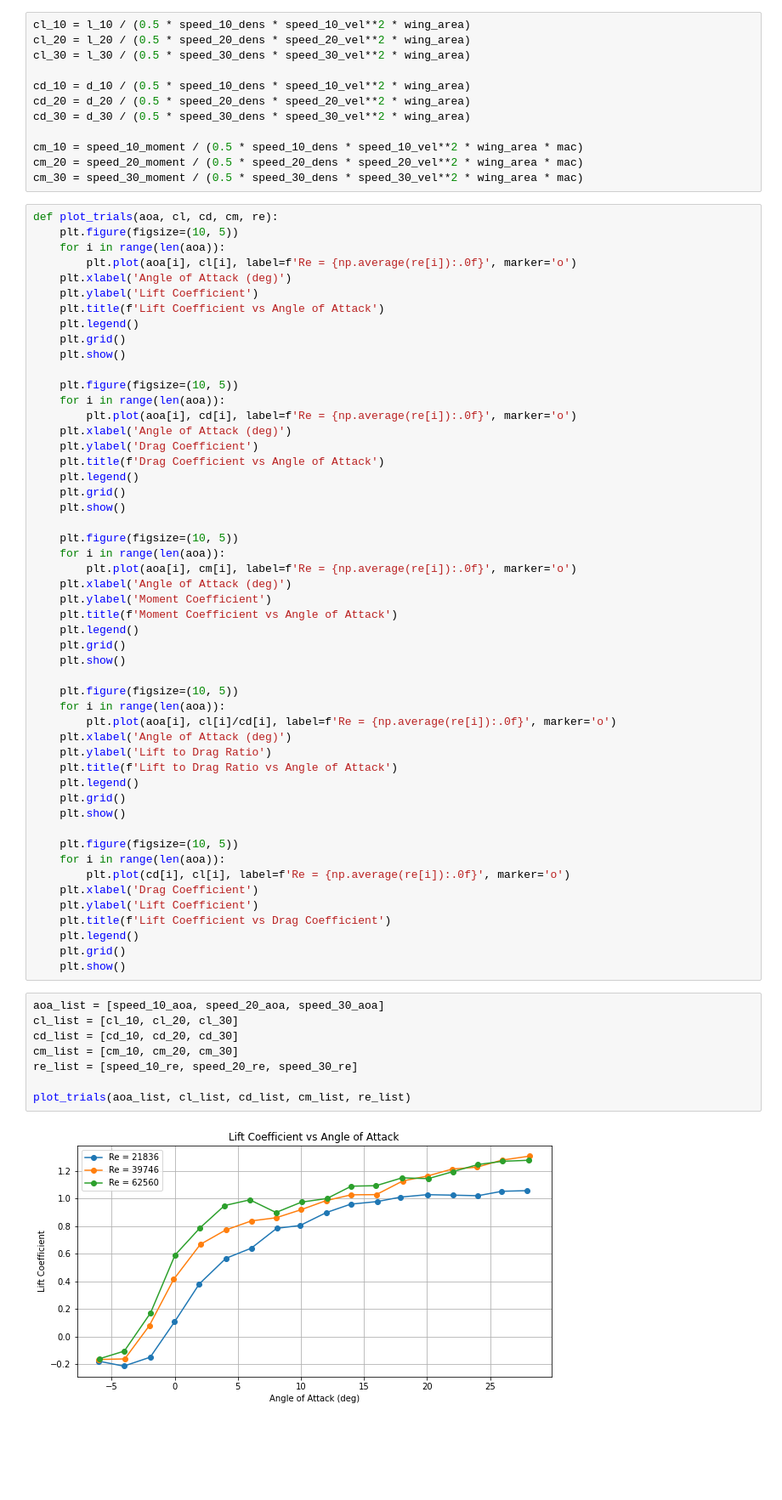
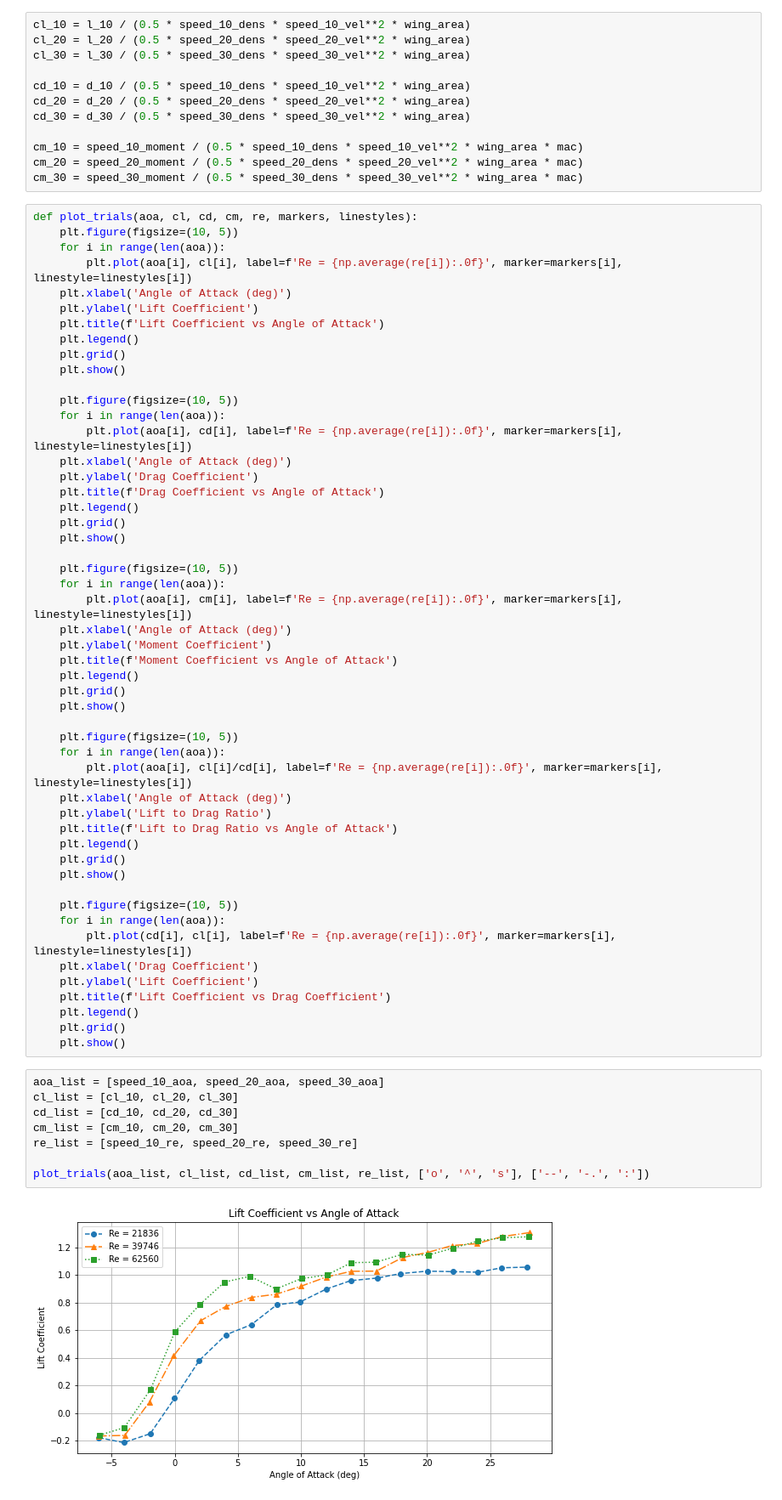
Before and after one commit to EvanY14/AE460-Fa23, a Jupyter notebook: Lab_Design/dat_anal.ipynb, the cells around one changed output. Shown at 85% size. Drawn from its saved outputs; the diff is of its cells as text; blank space fills up the shorter version.

Commit message:
plots now accessible

```diff
--- a/Lab_Design/dat_anal.ipynb
+++ b/Lab_Design/dat_anal.ipynb
@@ -86,10 +86,10 @@ cm_10 = speed_10_moment / (0.5 * speed_10_dens * speed_10_vel**2 * wing_area * m
 cm_20 = speed_20_moment / (0.5 * speed_20_dens * speed_20_vel**2 * wing_area * mac)
 cm_30 = speed_30_moment / (0.5 * speed_30_dens * speed_30_vel**2 * wing_area * mac)
 # %%
-def plot_trials(aoa, cl, cd, cm, re):
+def plot_trials(aoa, cl, cd, cm, re, markers, linestyles):
     plt.figure(figsize=(10, 5))
     for i in range(len(aoa)):
-        plt.plot(aoa[i], cl[i], label=f'Re = {np.average(re[i]):.0f}', marker='o')
+        plt.plot(aoa[i], cl[i], label=f'Re = {np.average(re[i]):.0f}', marker=markers[i], linestyle=linestyles[i])
     plt.xlabel('Angle of Attack (deg)')
     plt.ylabel('Lift Coefficient')
     plt.title(f'Lift Coefficient vs Angle of Attack')
@@ -99,7 +99,7 @@ def plot_trials(aoa, cl, cd, cm, re):
 
     plt.figure(figsize=(10, 5))
     for i in range(len(aoa)):
-        plt.plot(aoa[i], cd[i], label=f'Re = {np.average(re[i]):.0f}', marker='o')
+        plt.plot(aoa[i], cd[i], label=f'Re = {np.average(re[i]):.0f}', marker=markers[i], linestyle=linestyles[i])
     plt.xlabel('Angle of Attack (deg)')
     plt.ylabel('Drag Coefficient')
     plt.title(f'Drag Coefficient vs Angle of Attack')
@@ -109,7 +109,7 @@ def plot_trials(aoa, cl, cd, cm, re):
 
     plt.figure(figsize=(10, 5))
     for i in range(len(aoa)):
-        plt.plot(aoa[i], cm[i], label=f'Re = {np.average(re[i]):.0f}', marker='o')
+        plt.plot(aoa[i], cm[i], label=f'Re = {np.average(re[i]):.0f}', marker=markers[i], linestyle=linestyles[i])
     plt.xlabel('Angle of Attack (deg)')
     plt.ylabel('Moment Coefficient')
     plt.title(f'Moment Coefficient vs Angle of Attack')
@@ -119,7 +119,7 @@ def plot_trials(aoa, cl, cd, cm, re):
 
     plt.figure(figsize=(10, 5))
     for i in range(len(aoa)):
-        plt.plot(aoa[i], cl[i]/cd[i], label=f'Re = {np.average(re[i]):.0f}', marker='o')
+        plt.plot(aoa[i], cl[i]/cd[i], label=f'Re = {np.average(re[i]):.0f}', marker=markers[i], linestyle=linestyles[i])
     plt.xlabel('Angle of Attack (deg)')
     plt.ylabel('Lift to Drag Ratio')
     plt.title(f'Lift to Drag Ratio vs Angle of Attack')
@@ -129,7 +129,7 @@ def plot_trials(aoa, cl, cd, cm, re):
 
     plt.figure(figsize=(10, 5))
     for i in range(len(aoa)):
-        plt.plot(cd[i], cl[i], label=f'Re = {np.average(re[i]):.0f}', marker='o')
+        plt.plot(cd[i], cl[i], label=f'Re = {np.average(re[i]):.0f}', marker=markers[i], linestyle=linestyles[i])
     plt.xlabel('Drag Coefficient')
     plt.ylabel('Lift Coefficient')
     plt.title(f'Lift Coefficient vs Drag Coefficient')
@@ -139,10 +139,10 @@ def plot_trials(aoa, cl, cd, cm, re):
 # %%
 aoa_list = [speed_10_aoa, speed_20_aoa, speed_30_aoa]
 cl_list = [cl_10, cl_20, cl_30]
 cd_list = [cd_10, cd_20, cd_30]
 cm_list = [cm_10, cm_20, cm_30]
 re_list = [speed_10_re, speed_20_re, speed_30_re]
 
-plot_trials(aoa_list, cl_list, cd_list, cm_list, re_list)
+plot_trials(aoa_list, cl_list, cd_list, cm_list, re_list, ['o', '^', 's'], ['--', '-.', ':'])
 # %% [output]
-[figure, old version]
+[figure, new version]
```
Also changed, not shown: parts of 1 cell of this notebook.
